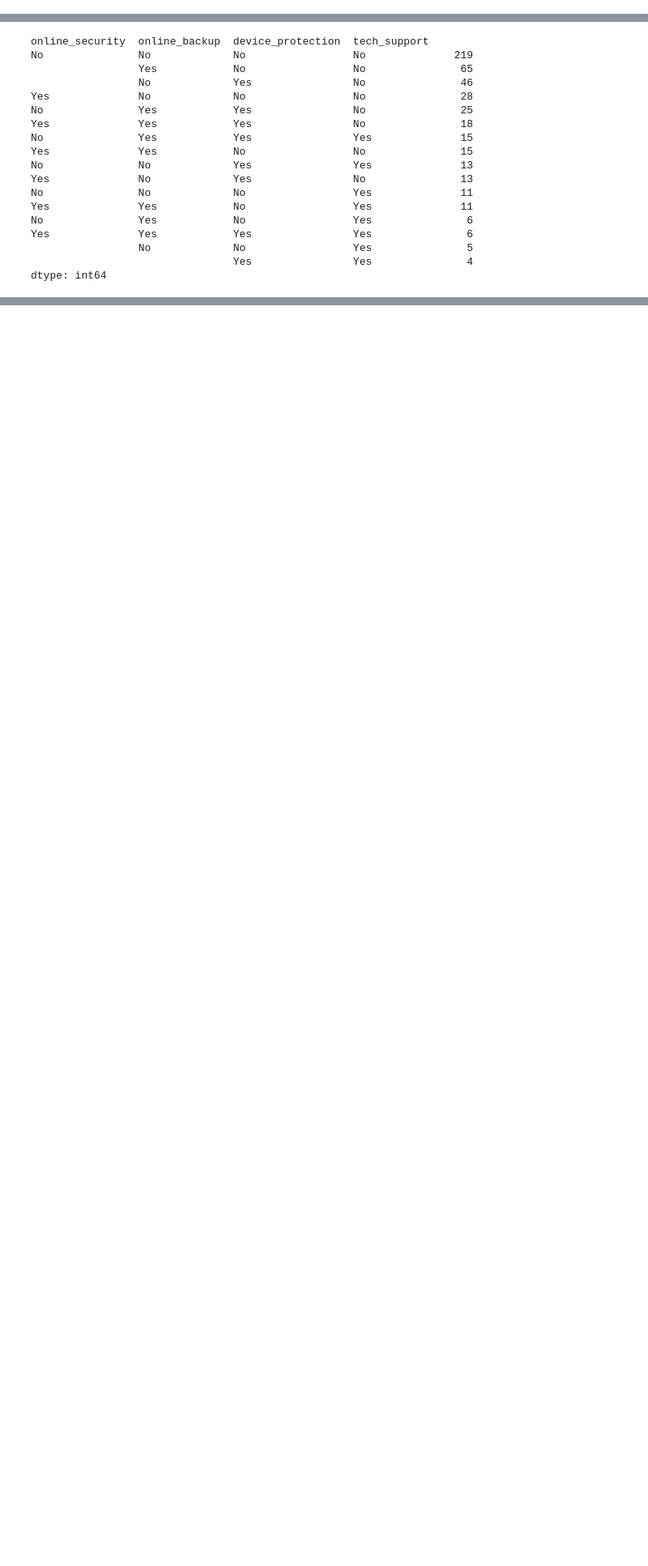
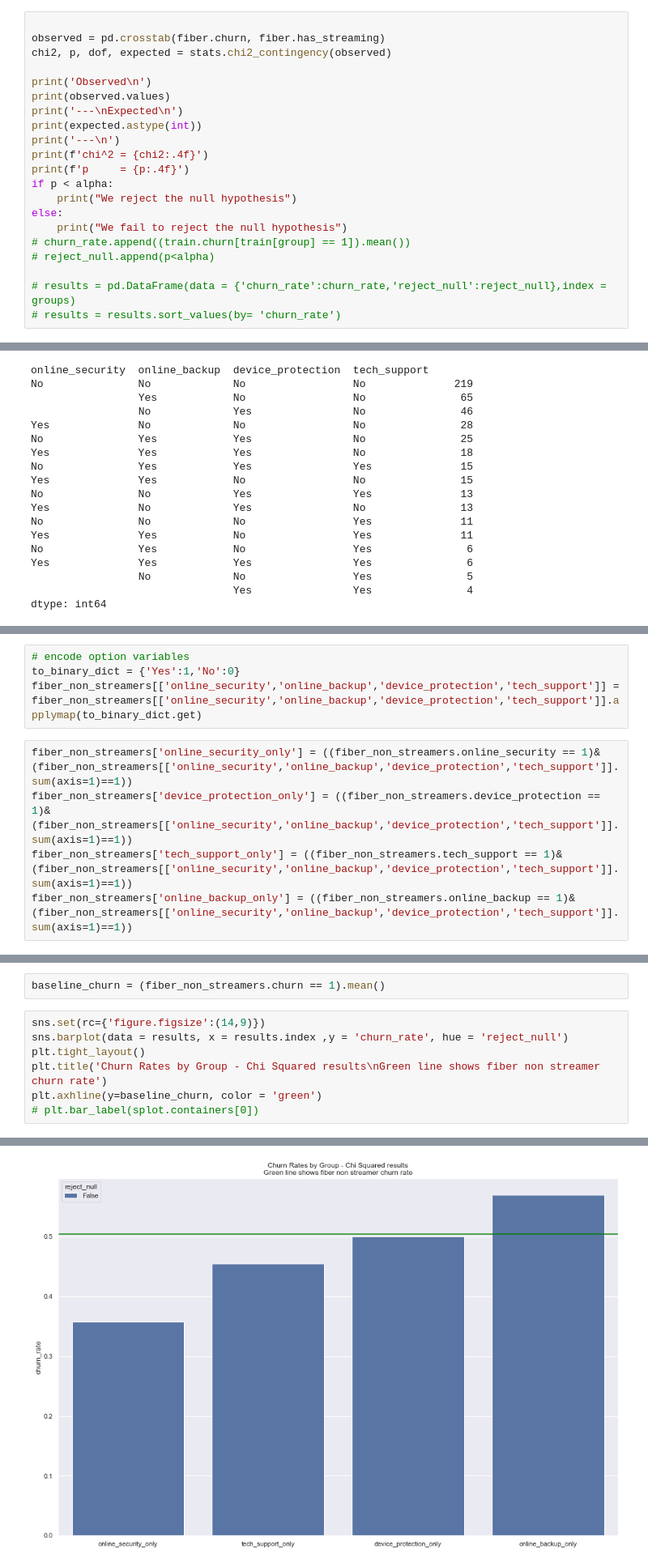
Before and after one commit to jesse-d-marder/classification-project, a Jupyter notebook: explore.ipynb, the cells around one changed output, grey strips where cells are left out. Shown at 81% size. Saved outputs shown, nothing was run; the diff lists cells and outputs as text; blank space fills up the shorter version.

```diff
--- a/explore.ipynb
+++ b/explore.ipynb
@@ -370,0 +428,21 @@ t, p = stats.ttest_1samp(fiber.churn[fiber.has_streaming], fiber.churn.mean())
+# %%
+
+observed = pd.crosstab(fiber.churn, fiber.has_streaming)
+chi2, p, dof, expected = stats.chi2_contingency(observed)
+
+print('Observed\n')
+print(observed.values)
+print('---\nExpected\n')
+print(expected.astype(int))
+print('---\n')
+print(f'chi^2 = {chi2:.4f}')
+print(f'p     = {p:.4f}')
+if p < alpha:
+    print("We reject the null hypothesis")
+else:
+    print("We fail to reject the null hypothesis")
+# churn_rate.append((train.churn[train[group] == 1]).mean())
+# reject_null.append(p<alpha)
+
+# results = pd.DataFrame(data = {'churn_rate':churn_rate,'reject_null':reject_null},index = groups)
+# results = results.sort_values(by= 'churn_rate')
@@ -427,0 +524,9 @@ dtype: int64
+# %%
+# encode option variables
+to_binary_dict = {'Yes':1,'No':0}
+fiber_non_streamers[['online_security','online_backup','device_protection','tech_support']] = fiber_non_streamers[['online_security','online_backup','device_protection','tech_support']].applymap(to_binary_dict.get)
+# %%
+fiber_non_streamers['online_security_only'] = ((fiber_non_streamers.online_security == 1)&(fiber_non_streamers[['online_security','online_backup','device_protection','tech_support']].sum(axis=1)==1))
+fiber_non_streamers['device_protection_only'] = ((fiber_non_streamers.device_protection == 1)&(fiber_non_streamers[['online_security','online_backup','device_protection','tech_support']].sum(axis=1)==1))
+fiber_non_streamers['tech_support_only'] = ((fiber_non_streamers.tech_support == 1)&(fiber_non_streamers[['online_security','online_backup','device_protection','tech_support']].sum(axis=1)==1))
+fiber_non_streamers['online_backup_only'] = ((fiber_non_streamers.online_backup == 1)&(fiber_non_streamers[['online_security','online_backup','device_protection','tech_support']].sum(axis=1)==1))
@@ -454,0 +606,10 @@ For device_protection 0.0013755000813576806 -3.048838012954188
+# %%
+baseline_churn = (fiber_non_streamers.churn == 1).mean()
+# %%
+sns.set(rc={'figure.figsize':(14,9)})
+sns.barplot(data = results, x = results.index ,y = 'churn_rate', hue = 'reject_null')
+plt.tight_layout()
+plt.title('Churn Rates by Group - Chi Squared results\nGreen line shows fiber non streamer churn rate')
+plt.axhline(y=baseline_churn, color = 'green')
+# plt.bar_label(splot.containers[0])
+# %% [output]
@@ -454,0 +617 @@ For device_protection 0.0013755000813576806 -3.048838012954188
+[figure, added]
```
Also changed, not shown: parts of 54 cells of this notebook, 2 other files.
